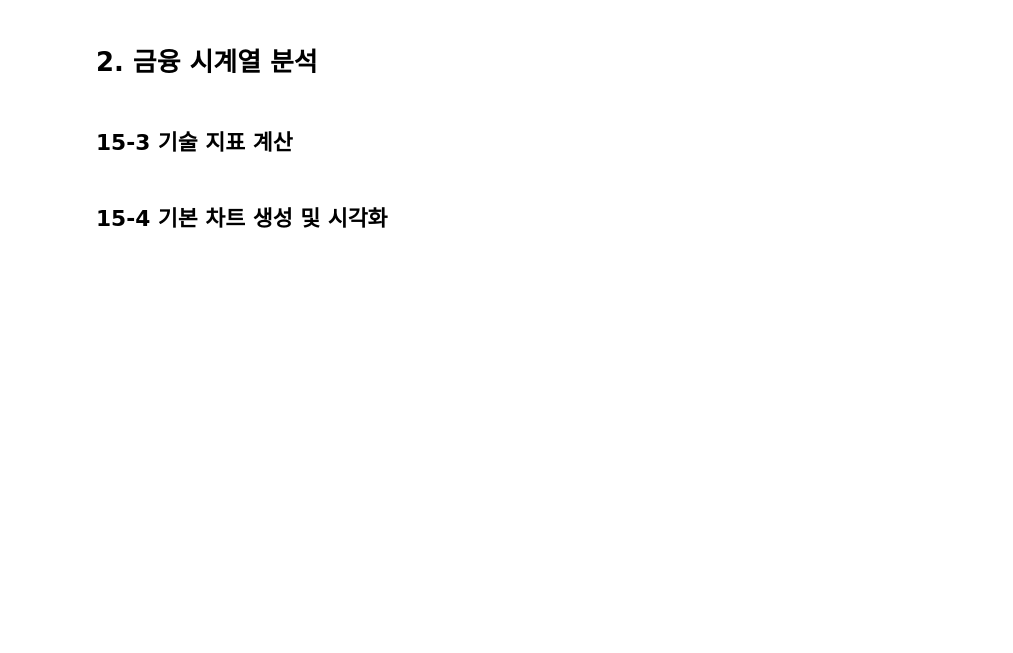
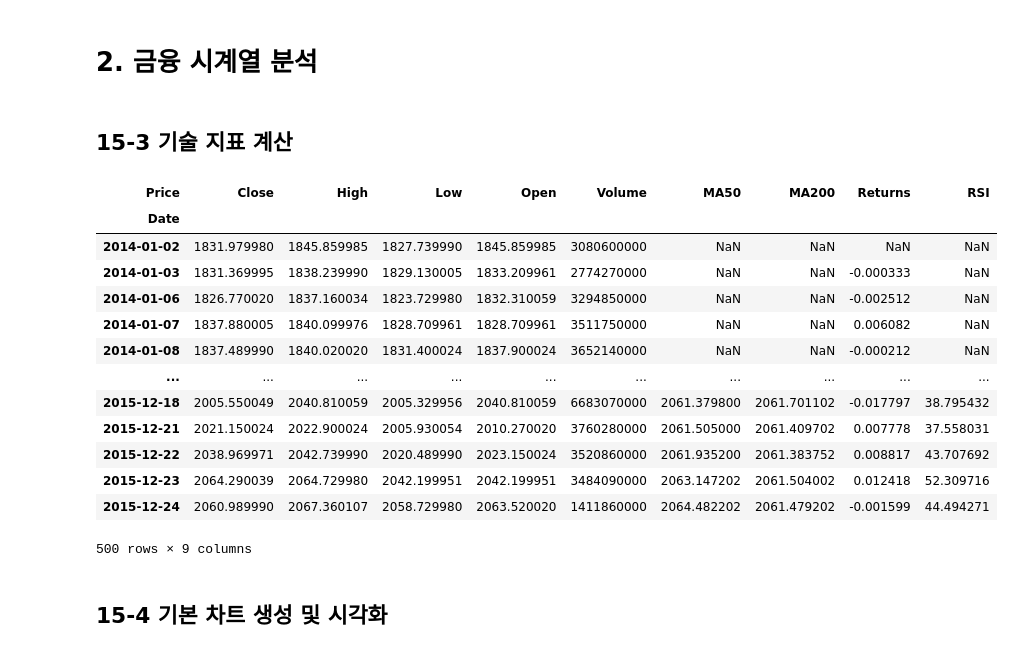
Before and after one commit to jlovechae/Data-Analysis-with-Open-Source, a Jupyter notebook: 오픈소스_데이터_분석_15강.ipynb, the cells around one changed output. Cells and saved outputs as stored; diff of their text form; code cells hidden in the pictures; blank space fills up the shorter version.

```diff
--- a/오픈소스_데이터_분석_15강.ipynb
+++ b/오픈소스_데이터_분석_15강.ipynb
@@ -122,19 +122,36 @@ plt.show()
 ## 15-3 기술 지표 계산
 # %%
 ## 50일 이동 평균 계산
+df['MA50'] = df['Close'].rolling(window = 50).mean()
 
 ## 200일 이동 평균 계산
-
+df['MA200'] = df['Close'].rolling(window = 200).mean()
 
 ## 일별 수익률 계산
-
+df['Returns'] = df['Close'].pct_change()
 
 ## RSI 계산
 delta = df['Close'].diff()
 gain = delta.where(delta > 0, 0).rolling(window=14).mean()
 loss = -delta.where(delta < 0, 0).rolling(window=14).mean()
 rs = gain / loss
 df['RSI'] = 100 - (100 / (1 + rs))
+df.head(500)
+# %% [output]
+| Price | Close | High | Low | Open | Volume | MA50 | MA200 | Returns | RSI |
+| Date |  |  |  |  |  |  |  |  |  |
+| 2014-01-02 | 1831.979980 | 1845.859985 | 1827.739990 | 1845.859985 | 3080600000 | NaN | NaN | NaN | NaN |
+| 2014-01-03 | 1831.369995 | 1838.239990 | 1829.130005 | 1833.209961 | 2774270000 | NaN | NaN | -0.000333 | NaN |
+| 2014-01-06 | 1826.770020 | 1837.160034 | 1823.729980 | 1832.310059 | 3294850000 | NaN | NaN | -0.002512 | NaN |
+| 2014-01-07 | 1837.880005 | 1840.099976 | 1828.709961 | 1828.709961 | 3511750000 | NaN | NaN | 0.006082 | NaN |
+| 2014-01-08 | 1837.489990 | 1840.020020 | 1831.400024 | 1837.900024 | 3652140000 | NaN | NaN | -0.000212 | NaN |
+| ... | ... | ... | ... | ... | ... | ... | ... | ... | ... |
+| 2015-12-18 | 2005.550049 | 2040.810059 | 2005.329956 | 2040.810059 | 6683070000 | 2061.379800 | 2061.701102 | -0.017797 | 38.795432 |
+| 2015-12-21 | 2021.150024 | 2022.900024 | 2005.930054 | 2010.270020 | 3760280000 | 2061.505000 | 2061.409702 | 0.007778 | 37.558031 |
+| 2015-12-22 | 2038.969971 | 2042.739990 | 2020.489990 | 2023.150024 | 3520860000 | 2061.935200 | 2061.383752 | 0.008817 | 43.707692 |
+| 2015-12-23 | 2064.290039 | 2064.729980 | 2042.199951 | 2042.199951 | 3484090000 | 2063.147202 | 2061.504002 | 0.012418 | 52.309716 |
+| 2015-12-24 | 2060.989990 | 2067.360107 | 2058.729980 | 2063.520020 | 1411860000 | 2064.482202 | 2061.479202 | -0.001599 | 44.494271 |
+500 rows × 9 columns
 # %% [markdown]
 ## 15-4 기본 차트 생성 및 시각화
 # %%
```
Also changed, not shown: parts of 2 cells of this notebook.
